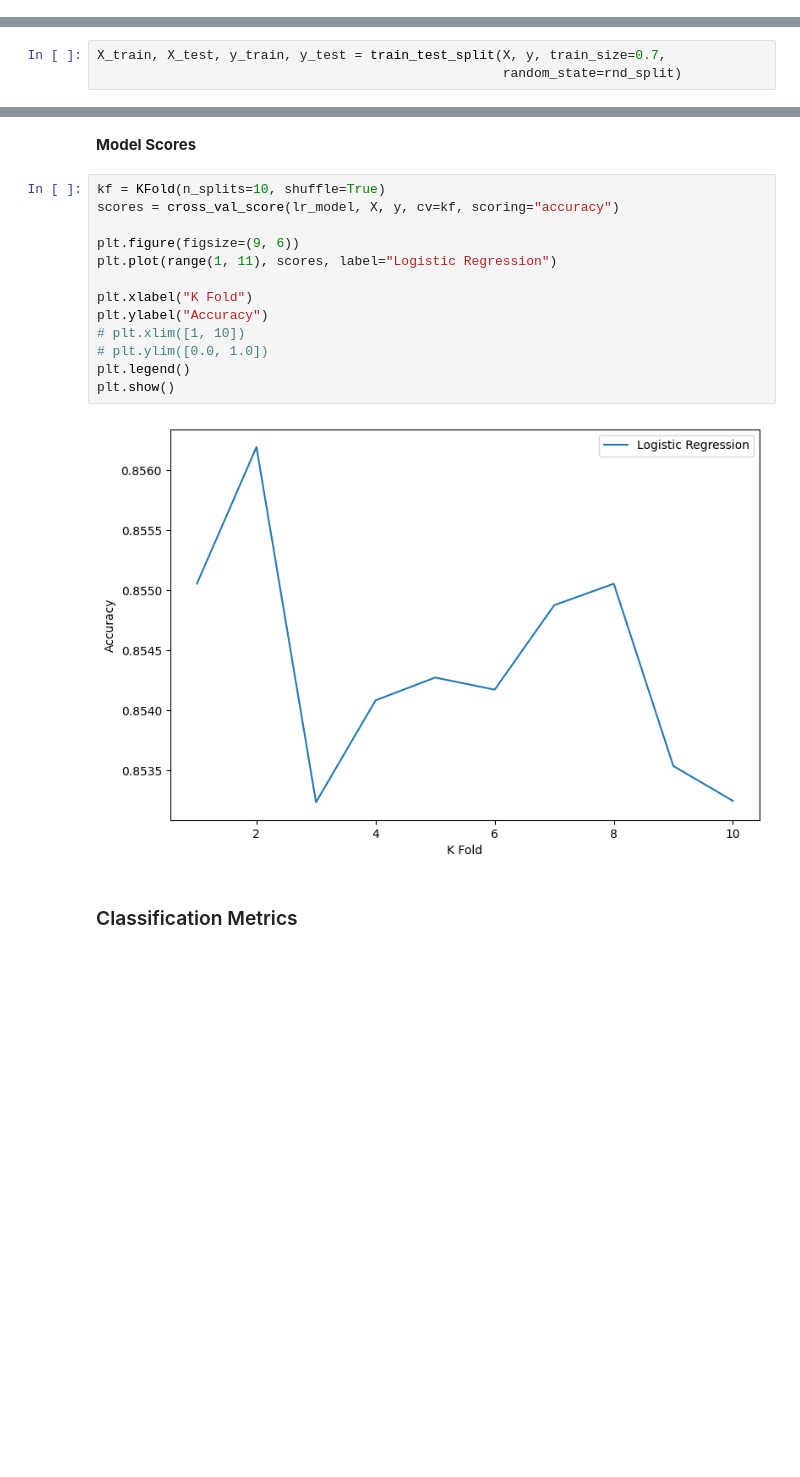
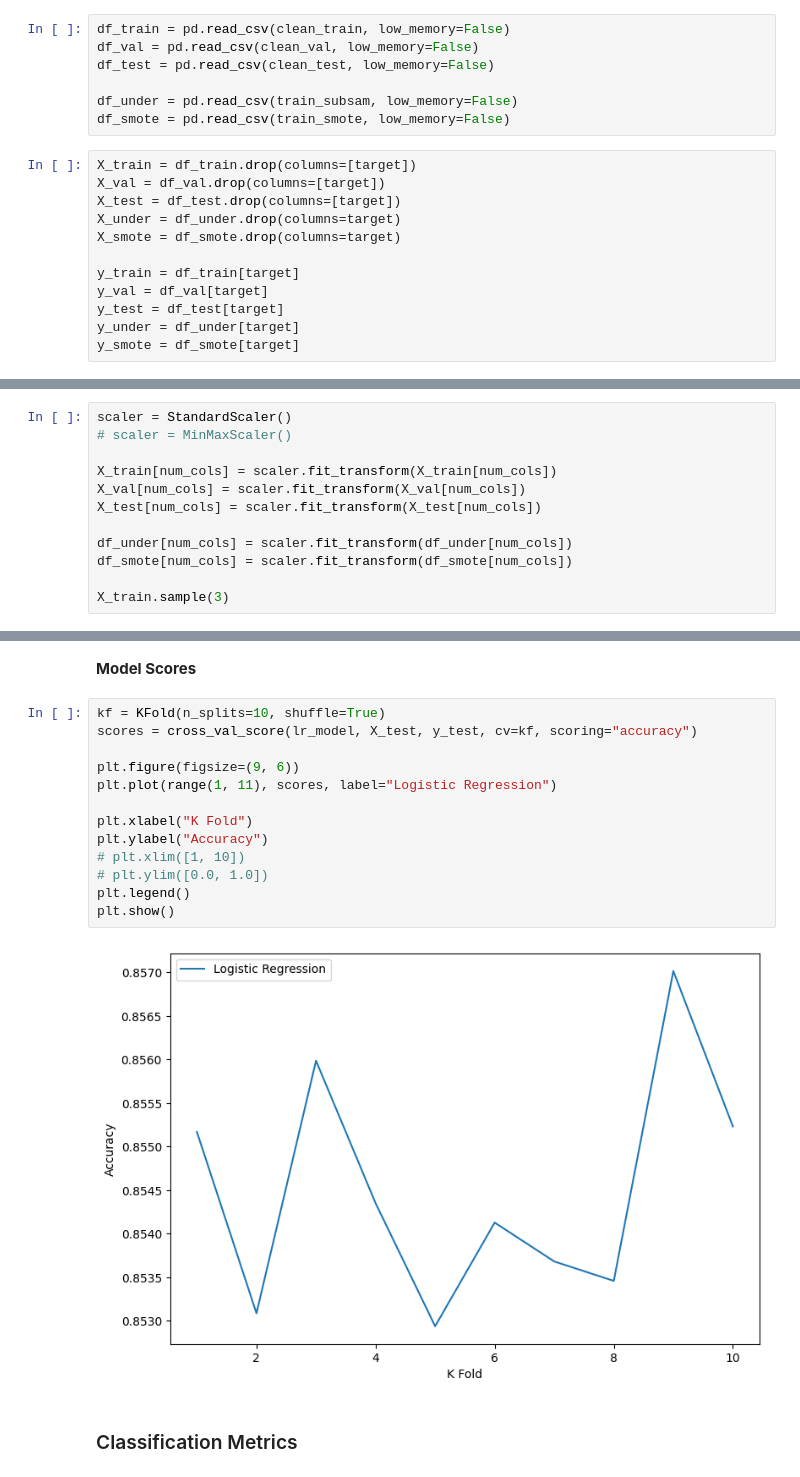
Before and after one commit to Ly-Ax/TFMasterIA, a Jupyter notebook: notebooks/logistic_regression.ipynb, the cells around one changed output, grey strips where cells are left out. Cells and saved outputs as stored; diff of their text form; blank space fills up the shorter version.

```diff
--- a/notebooks/logistic_regression.ipynb
+++ b/notebooks/logistic_regression.ipynb
@@ -55,0 +39,19 @@ df
+# %%
+df_train = pd.read_csv(clean_train, low_memory=False)
+df_val = pd.read_csv(clean_val, low_memory=False)
+df_test = pd.read_csv(clean_test, low_memory=False)
+
+df_under = pd.read_csv(train_subsam, low_memory=False)
+df_smote = pd.read_csv(train_smote, low_memory=False)
+# %%
+X_train = df_train.drop(columns=[target])
+X_val = df_val.drop(columns=[target])
+X_test = df_test.drop(columns=[target])
+X_under = df_under.drop(columns=target)
+X_smote = df_smote.drop(columns=target)
+
+y_train = df_train[target]
+y_val = df_val[target]
+y_test = df_test[target]
+y_under = df_under[target]
+y_smote = df_smote[target]
@@ -86,3 +77,0 @@ y = df[target[0]]
-# %%
-X_train, X_test, y_train, y_test = train_test_split(X, y, train_size=0.7,
-                                                    random_state=rnd_split)
@@ -94,0 +78,12 @@ Test:  (268383, 18), (268383,)
+# %%
+scaler = StandardScaler()
+# scaler = MinMaxScaler()
+
+X_train[num_cols] = scaler.fit_transform(X_train[num_cols])
+X_val[num_cols] = scaler.fit_transform(X_val[num_cols])
+X_test[num_cols] = scaler.fit_transform(X_test[num_cols])
+
+df_under[num_cols] = scaler.fit_transform(df_under[num_cols])
+df_smote[num_cols] = scaler.fit_transform(df_smote[num_cols])
+
+X_train.sample(3)
@@ -304,19 +283,19 @@ Accuracy: 0.8611
 **Model Scores**
 # %%
 kf = KFold(n_splits=10, shuffle=True)
-scores = cross_val_score(lr_model, X, y, cv=kf, scoring="accuracy")
+scores = cross_val_score(lr_model, X_test, y_test, cv=kf, scoring="accuracy")
 
 plt.figure(figsize=(9, 6))
 plt.plot(range(1, 11), scores, label="Logistic Regression")
 
 plt.xlabel("K Fold")
 plt.ylabel("Accuracy")
 # plt.xlim([1, 10])
 # plt.ylim([0.0, 1.0])
 plt.legend()
 plt.show()
 # %% [output]
-[figure, old version]
+[figure, new version]
 # %% [markdown]
 ### Classification Metrics
 # %% [markdown]
```
Also changed, not shown: parts of 51 cells of this notebook, 5 other files.
